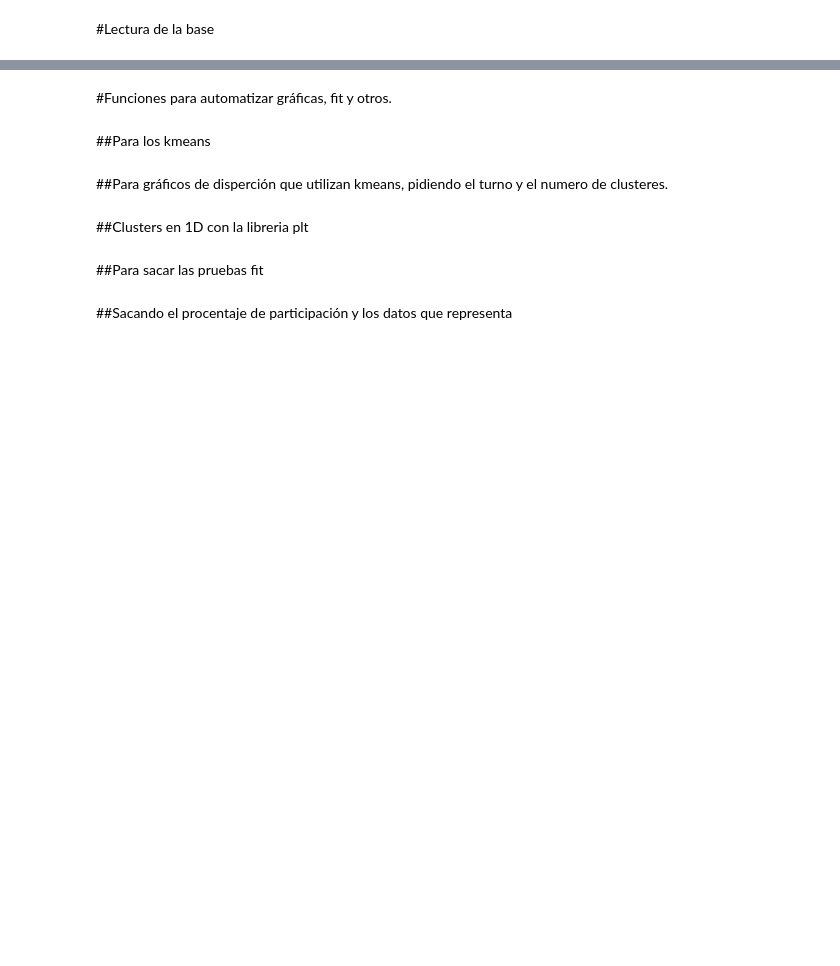
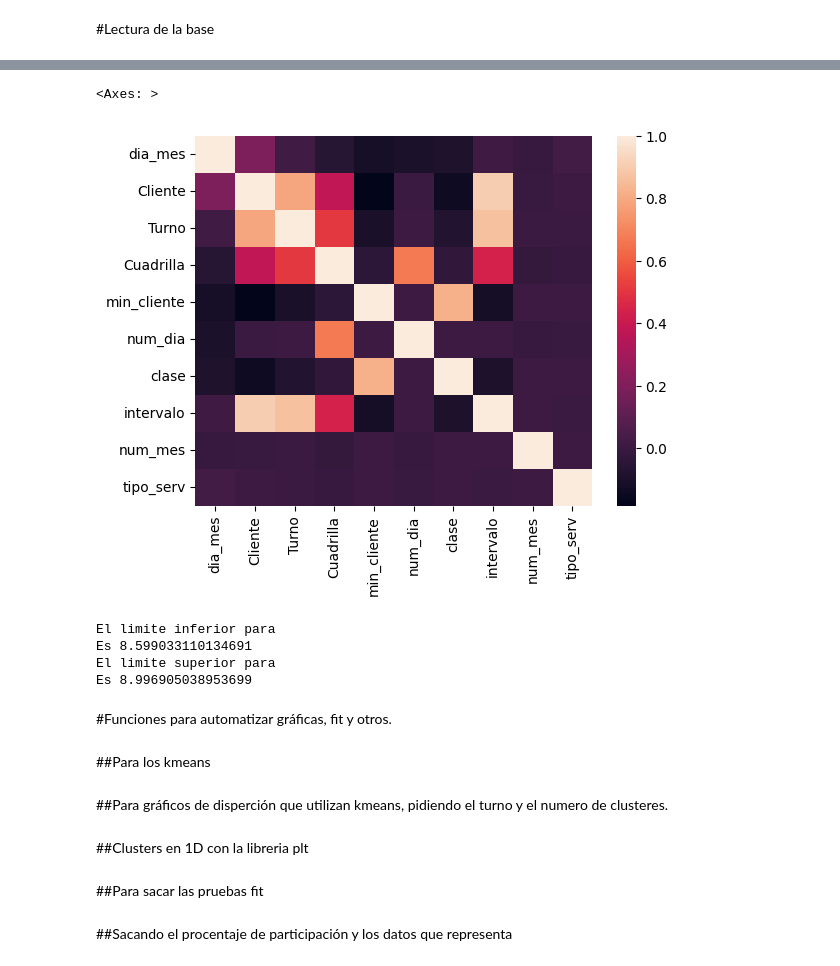
Before and after one commit to TonioFlag/ProyectoFinalColas, a Jupyter notebook: algoritmo_final.ipynb, the cells around one changed output, grey strips where cells are left out. Drawn from its saved outputs; the diff is of its cells as text; code cells hidden in the pictures; blank space fills up the shorter version.

```diff
--- a/algoritmo_final.ipynb
+++ b/algoritmo_final.ipynb
@@ -72,3 +112,30 @@ arribo['tipo_serv'] = arribo['TipoServ.'].map(servicio)
+# %%
+arribo=arribo.drop(columns=['intervalo_1','intervalo_2'],axis=1)
+m=arribo.corr()
+# %%
+sns.heatmap(m)
+# %% [output]
+<Axes: >
+[figure, added]
+# %%
+var=arribo['min_cliente']
+n=len(var)
+m=var.mean()
+d=var.std()
+signi=0.95
+alfa=(1-signi)/2
+z=norm.ppf(alfa)
+error=np.abs(z*(d/np.sqrt(n)))
+
+print("El limite inferior para ")
+print("Es "+str(m-error))
+print("El limite superior para ")
+print("Es "+str(m+error))
+# %% [output]
+El limite inferior para
+Es 8.599033110134691
+El limite superior para
+Es 8.996905038953699
 # %% [markdown]
 #Funciones para automatizar gráficas, fit y otros.
 # %% [markdown]
```
Also changed, not shown: parts of 4 cells of this notebook.
